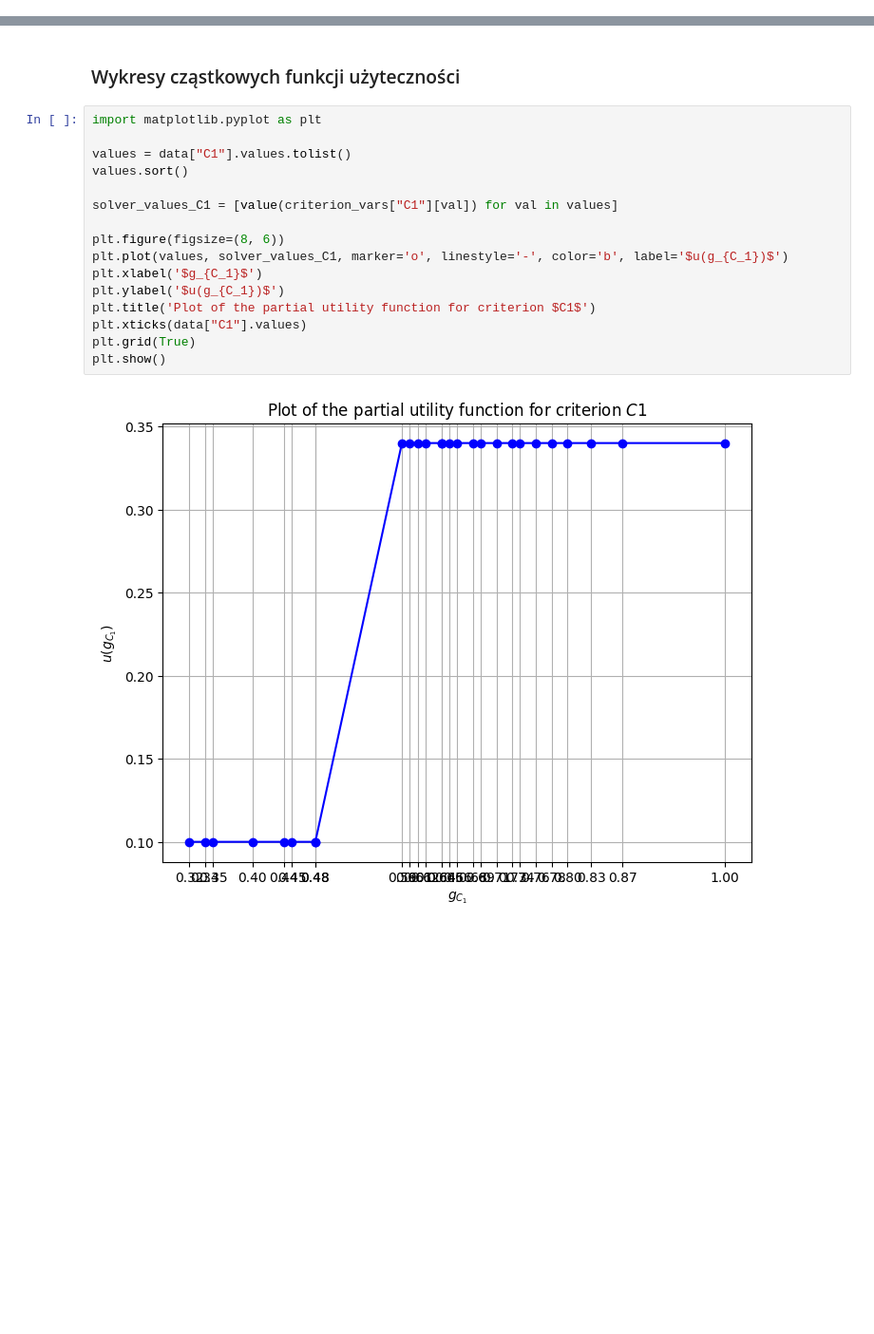
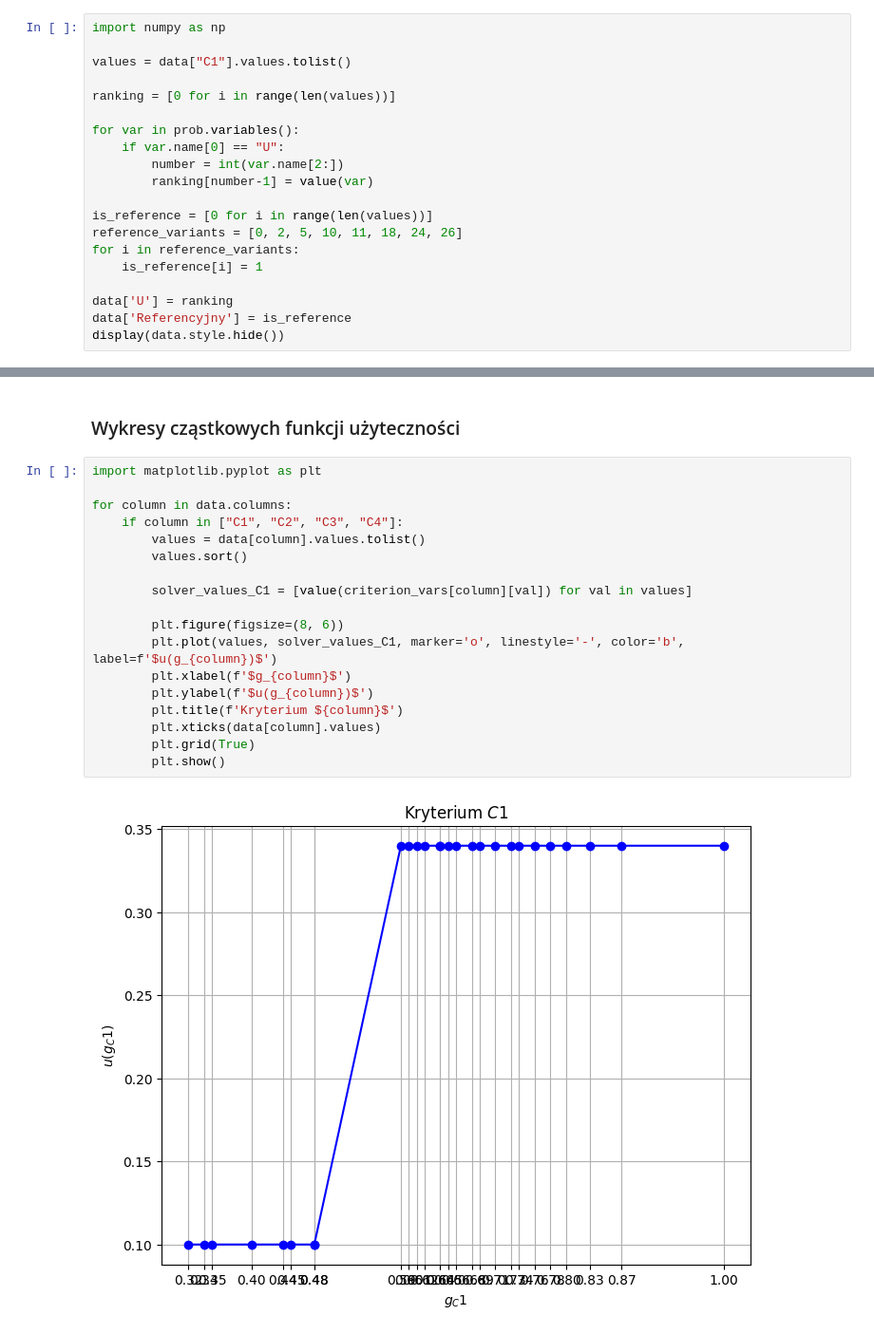
Before and after one commit to anroszkiewicz/decision-support, a Jupyter notebook: uta/uta.ipynb, the cells around one changed output, grey strips where cells are left out. Shown at 95% size. Cells and saved outputs as stored; diff of their text form; blank space fills up the shorter version.

```diff
--- a/uta/uta.ipynb
+++ b/uta/uta.ipynb
@@ -201,0 +188,20 @@ Wartość funkcji celu: 0.12
+# %%
+import numpy as np
+
+values = data["C1"].values.tolist()
+
+ranking = [0 for i in range(len(values))]
+
+for var in prob.variables():
+    if var.name[0] == "U":
+        number = int(var.name[2:])
+        ranking[number-1] = value(var)
+
+is_reference = [0 for i in range(len(values))]
+reference_variants = [0, 2, 5, 10, 11, 18, 24, 26]
+for i in reference_variants:
+    is_reference[i] = 1
+
+data['U'] = ranking
+data['Referencyjny'] = is_reference
+display(data.style.hide())
@@ -204,18 +228,20 @@ Wartość funkcji celu: 0.12
 # %%
 import matplotlib.pyplot as plt
 
-values = data["C1"].values.tolist()
-values.sort()
+for column in data.columns:
+    if column in ["C1", "C2", "C3", "C4"]:
+        values = data[column].values.tolist()
+        values.sort()
 
-solver_values_C1 = [value(criterion_vars["C1"][val]) for val in values]
+        solver_values_C1 = [value(criterion_vars[column][val]) for val in values]
 
-plt.figure(figsize=(8, 6))
-plt.plot(values, solver_values_C1, marker='o', linestyle='-', color='b', label='$u(g_{C_1})$')
-plt.xlabel('$g_{C_1}$')
-plt.ylabel('$u(g_{C_1})$')
-plt.title('Plot of the partial utility function for criterion $C1$')
-plt.xticks(data["C1"].values)
-plt.grid(True)
-plt.show()
+        plt.figure(figsize=(8, 6))
+        plt.plot(values, solver_values_C1, marker='o', linestyle='-', color='b', label=f'$u(g_{column})$')
+        plt.xlabel(f'$g_{column}$')
+        plt.ylabel(f'$u(g_{column})$')
+        plt.title(f'Kryterium ${column}$')
+        plt.xticks(data[column].values)
+        plt.grid(True)
+        plt.show()
 # %% [output]
-[figure, old version]
+[figure, new version]
```
Also changed, not shown: parts of 12 cells of this notebook.
